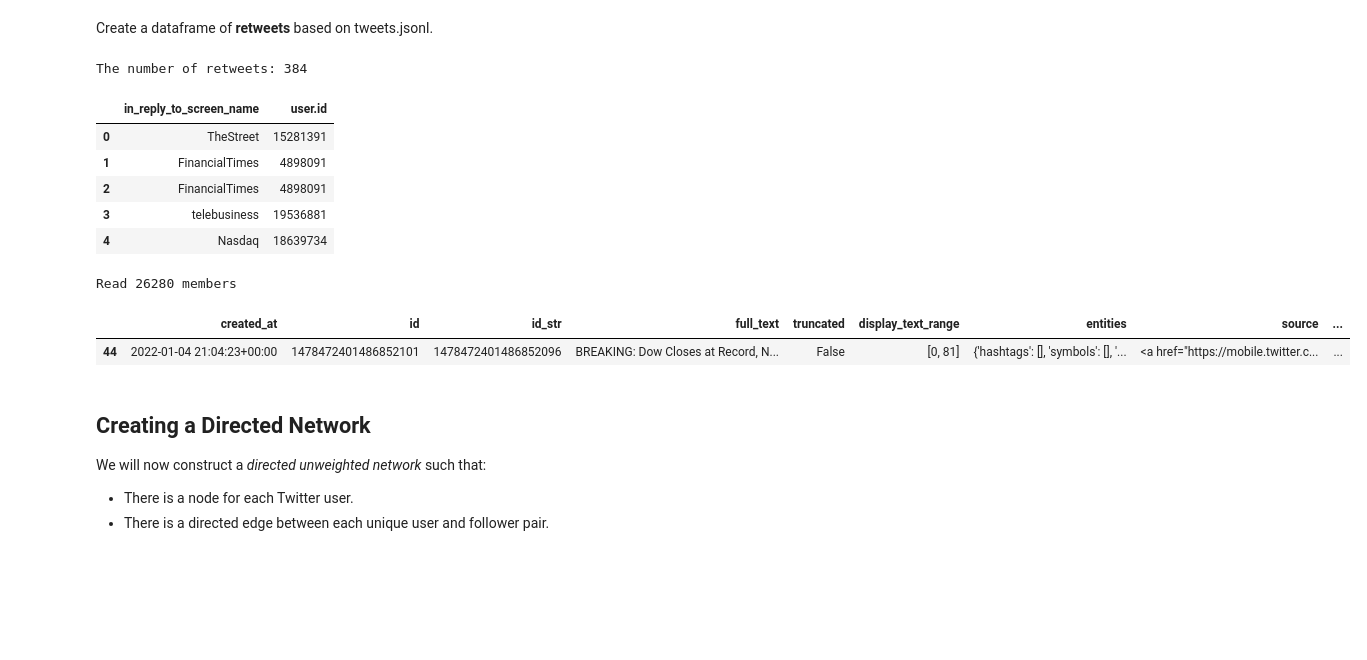
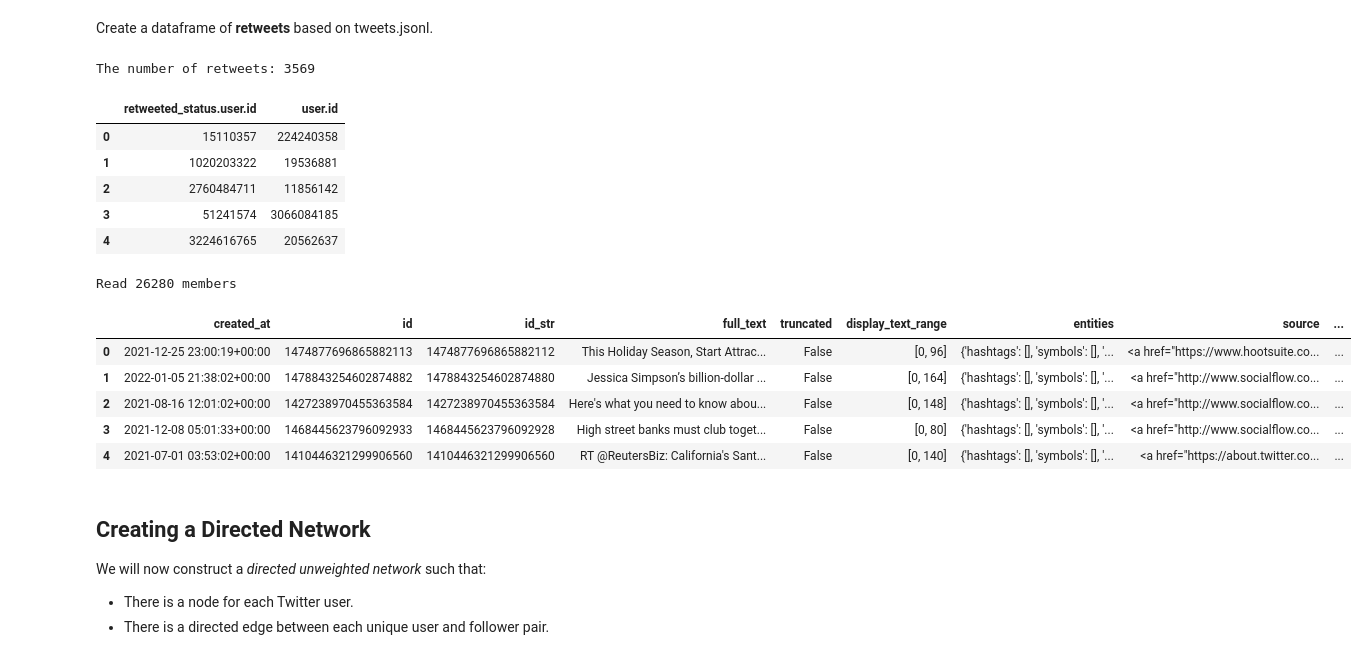
Before and after one commit to kbankowski/2022-11_data-academy, a Jupyter notebook: Level2/Group Projects/07_Network_Twitter/Project_Codes.ipynb, the cells around one changed output. Drawn from its saved outputs; the diff is of its cells as text; code cells hidden in the pictures; blank space fills up the shorter version.

Commit message:
Both reply and retweet networks created

```diff
--- a/Level2/Group Projects/07_Network_Twitter/Project_Codes.ipynb
+++ b/Level2/Group Projects/07_Network_Twitter/Project_Codes.ipynb
@@ -60,7 +95,7 @@ Create a dataframe of **retweets** based on tweets.jsonl.
 # %%
 # Replace 'your_file.jsonl' with the path to your JSONL file
 file_path = Path("./business", "tweets.jsonl")
-field_name = 'in_reply_to_screen_name'
+field_name = 'retweeted_status'
 
 json_objects = []
 
@@ -72,37 +107,39 @@ with open(file_path, 'r') as file:
             json_objects.append(json_object)
 
 # Create a pandas DataFrame from the list of JSON objects
-df4 = json_normalize(json_objects)
+df5 = json_normalize(json_objects)
 
 # Select relevant columns from the dataframe
-selected_columns = ['in_reply_to_screen_name', 'user.id']
-df4_selected = df4[selected_columns]
+selected_columns = ['retweeted_status.user.id', 'user.id']
+df5_selected = df5[selected_columns]
 
 # Report the size of retweet dataframe
-print("The number of retweets: %d" % len(df4_selected))
+print("The number of retweets: %d" % len(df5_selected))
 
-df4_selected.head()
+df5_selected.head()
 # %% [output]
-The number of retweets: 384
+The number of retweets: 3569
-|  | in_reply_to_screen_name | user.id |
-| 0 | TheStreet | 15281391 |
-| 1 | FinancialTimes | 4898091 |
-| 2 | FinancialTimes | 4898091 |
-| 3 | telebusiness | 19536881 |
-| 4 | Nasdaq | 18639734 |
+|  | retweeted_status.user.id | user.id |
+| 0 | 15110357 | 224240358 |
+| 1 | 1020203322 | 19536881 |
+| 2 | 2760484711 | 11856142 |
+| 3 | 51241574 | 3066084185 |
+| 4 | 3224616765 | 20562637 |
 # %%
 in_path3 = Path("./business", "tweets.jsonl")
 # create the Data Frame
 df3 = pd.read_json(in_path3, lines=True)
 print("Read %d members" % len(df3))
-# Filter DataFrame using notnull()
-df3_filtered = df3[df3['in_reply_to_status_id'].notnull()]
 # display a few rows
-df3_filtered.head(1)
+df3.head()
 # %% [output]
 Read 26280 members
 |  | created_at | id | id_str | full_text | truncated | display_text_range | entities | source | ... |
-| 44 | 2022-01-04 21:04:23+00:00 | 1478472401486852101 | 1478472401486852096 | BREAKING: Dow Closes at Record, N... | False | [0, 81] | {'hashtags': [], 'symbols': [], '... | <a href="https://mobile.twitter.c... | ... |
+| 0 | 2021-12-25 23:00:19+00:00 | 1474877696865882113 | 1474877696865882112 | This Holiday Season, Start Attrac... | False | [0, 96] | {'hashtags': [], 'symbols': [], '... | <a href="https://www.hootsuite.co... | ... |
+| 1 | 2022-01-05 21:38:02+00:00 | 1478843254602874882 | 1478843254602874880 | Jessica Simpson’s billion-dollar ... | False | [0, 164] | {'hashtags': [], 'symbols': [], '... | <a href="http://www.socialflow.co... | ... |
+| 2 | 2021-08-16 12:01:02+00:00 | 1427238970455363584 | 1427238970455363584 | Here's what you need to know abou... | False | [0, 148] | {'hashtags': [], 'symbols': [], '... | <a href="http://www.socialflow.co... | ... |
+| 3 | 2021-12-08 05:01:33+00:00 | 1468445623796092933 | 1468445623796092928 | High street banks must club toget... | False | [0, 80] | {'hashtags': [], 'symbols': [], '... | <a href="http://www.socialflow.co... | ... |
+| 4 | 2021-07-01 03:53:02+00:00 | 1410446321299906560 | 1410446321299906560 | RT @ReutersBiz: California's Sant... | False | [0, 140] | {'hashtags': [], 'symbols': [], '... | <a href="https://about.twitter.co... | ... |
 # %% [markdown]
 ## Creating a Directed Network
 
```
Also changed, not shown: parts of 2 cells of this notebook.
